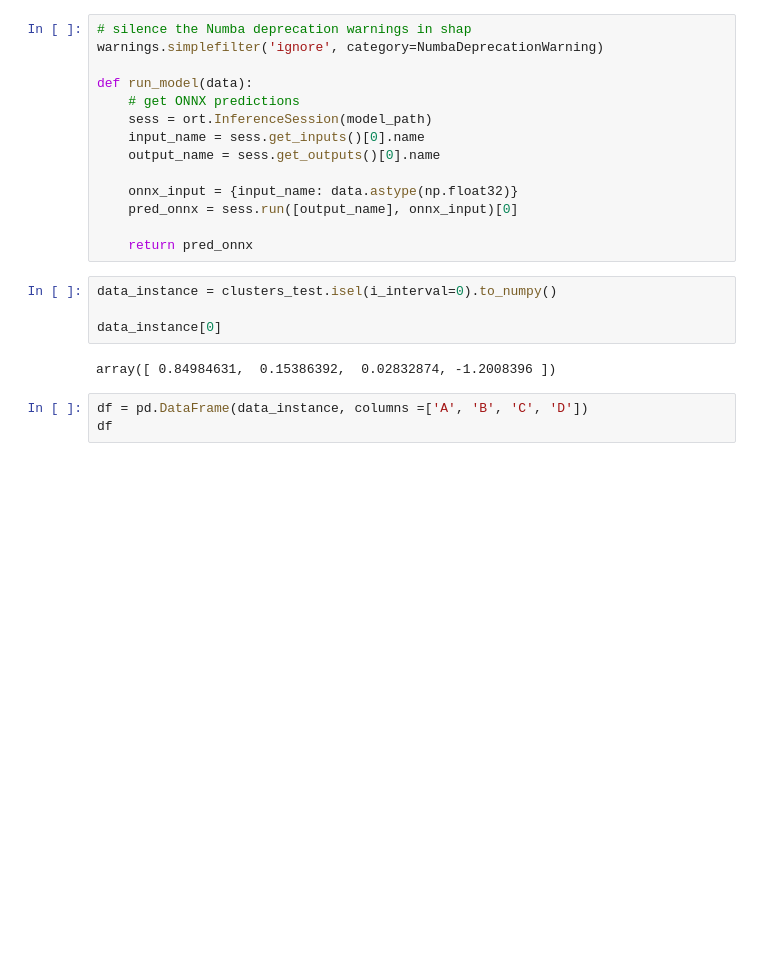
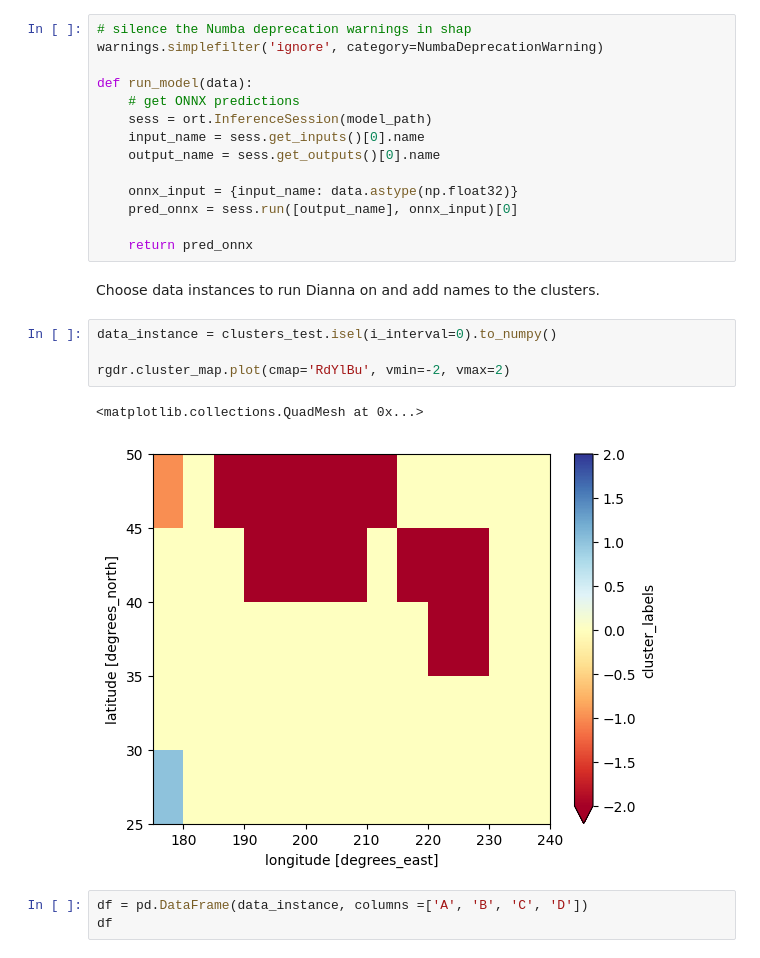
Before and after one commit to AI4S2S/cookbook, a Jupyter notebook: workflow/xai_temperature_ridge.ipynb, the cells around one changed output. Drawn from its saved outputs; the diff is of its cells as text; blank space fills up the shorter version.

Commit message:
Add more explanation about dianna

```diff
--- a/workflow/xai_temperature_ridge.ipynb
+++ b/workflow/xai_temperature_ridge.ipynb
@@ -205,12 +220,15 @@ def run_model(data):
     pred_onnx = sess.run([output_name], onnx_input)[0]
 
     return pred_onnx
+# %% [markdown]
+Choose data instances to run Dianna on and add names to the clusters.
 # %%
 data_instance = clusters_test.isel(i_interval=0).to_numpy()
 
-data_instance[0]
+rgdr.cluster_map.plot(cmap='RdYlBu', vmin=-2, vmax=2)
 # %% [output]
-array([ 0.84984631,  0.15386392,  0.02832874, -1.2008396 ])
+<matplotlib.collections.QuadMesh at 0x...>
+[figure, added]
 # %%
 df = pd.DataFrame(data_instance, columns =['A', 'B', 'C', 'D'])
 df
```
Also changed, not shown: parts of 18 cells of this notebook.
